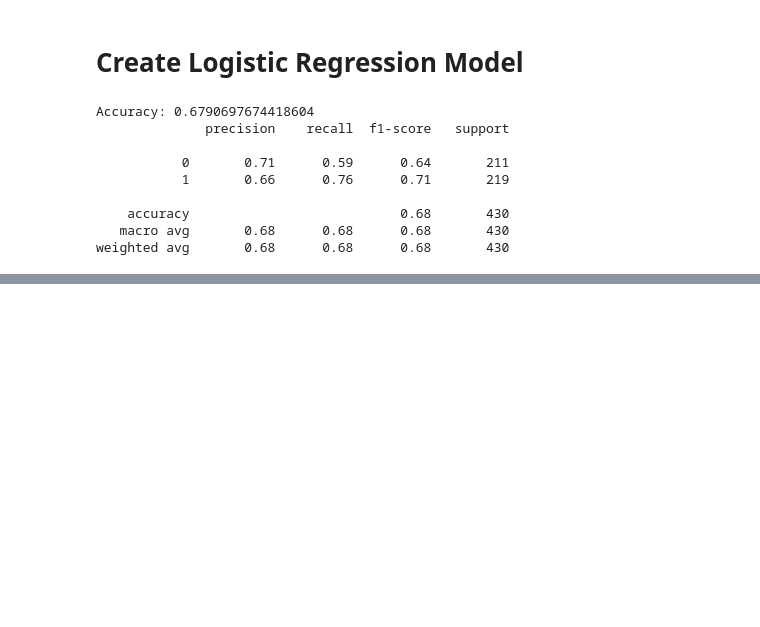
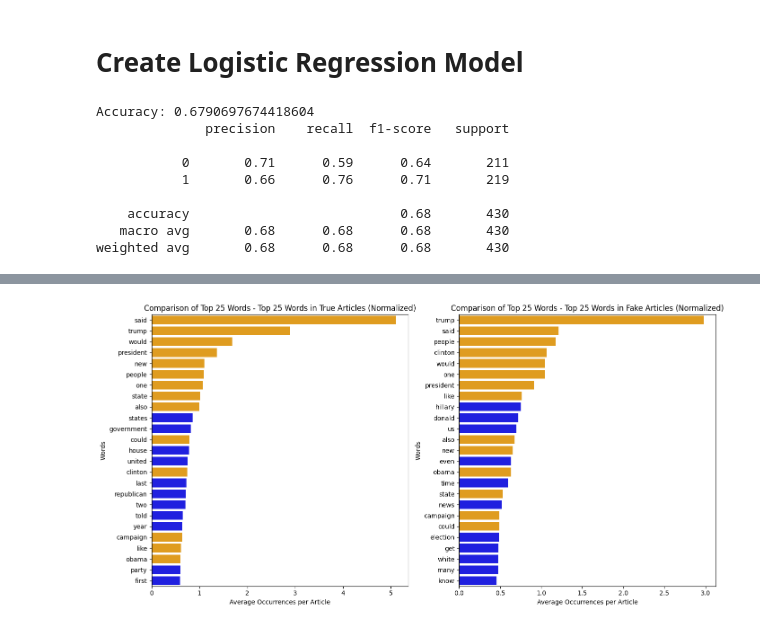
Before and after one commit to sjkim994/BigDataFinalProject, a Jupyter notebook: Left_Vs_Right.ipynb, the cells around one changed output, grey strips where cells are left out. Drawn from its saved outputs; the diff is of its cells as text; code cells hidden in the pictures; blank space fills up the shorter version.

Commit message:
ran fake vs true on left vs right

```diff
--- a/Left_Vs_Right.ipynb
+++ b/Left_Vs_Right.ipynb
@@ -579,0 +595,3 @@ weighted avg       0.68      0.68      0.68       430
+# %%
+df = df.dropna(subset=['text'])  # Drop rows with null values in 'text' column
+df = df.drop(columns=['Unnamed: 0'])
@@ -579,0 +741,3 @@ weighted avg       0.68      0.68      0.68       430
+# %%
+df = df.copy()
+df['text_tokenized'] = df['text'].apply(word_tokenize)
@@ -579,0 +762,9 @@ weighted avg       0.68      0.68      0.68       430
+# %%
+true_articles = df[df['label'] == 0]
+fake_articles = df[df['label'] == 1]
+
+real_count = len(fake_articles)
+real_articles_sampled = true_articles.sample(n=real_count, random_state=42)
+
+balanced_df = pd.concat([real_articles_sampled, fake_articles])
+print(balanced_df['label'].value_counts())
@@ -579,0 +778,3 @@ weighted avg       0.68      0.68      0.68       430
+# %%
+# copying code from earlier dataset
+combined_data_FT = balanced_df
@@ -579,0 +827,63 @@ weighted avg       0.68      0.68      0.68       430
+# %%
+# Separate tokenized words by label then find top 25/top 100. find intersection of sets for overlap and graph
+true_words = [word for tokens in combined_data_FT[combined_data_FT['label'] == 0]['text_tokenized_filtered'] for word in tokens]
+fake_words = [word for tokens in combined_data_FT[combined_data_FT['label'] == 1]['text_tokenized_filtered'] for word in tokens]
+
+true_word_counts = Counter(true_words)
+fake_word_counts = Counter(fake_words)
+
+
+def graph_common_words(num_depth, base_title):
+    true_top_25 = true_word_counts.most_common(num_depth)
+    fake_top_25 = fake_word_counts.most_common(num_depth)
+
+    true_top_25_dict = dict(true_top_25)
+    fake_top_25_dict = dict(fake_top_25)
+
+    common_words = set(true_top_25_dict.keys()).intersection(fake_top_25_dict.keys())
+
+    def prepare_data_for_plot(top_words, common_words):
+        words, counts, colors = [], [], []
+        for word, count in top_words:
+            words.append(word)
+            counts.append(count)
+            colors.append('orange' if word in common_words else 'blue')
+        return words, counts, colors
+
+    # graph by average number of occurances per article
+    def average_word_occurrence(word_counts, num_articles):
+        return {word: count / num_articles for word, count in word_counts.items()}
+
+    true_article_count = len(combined_data_FT[combined_data_FT['label'] == 0])
+    fake_article_count = len(combined_data_FT[combined_data_FT['label'] == 1])
+
+    true_avg_word_occurrence = average_word_occurrence(true_word_counts, true_article_count)
+    fake_avg_word_occurrence = average_word_occurrence(fake_word_counts, fake_article_count)
+
+    true_top_25_avg = sorted(true_avg_word_occurrence.items(), key=lambda x: x[1], reverse=True)[:25]
+    fake_top_25_avg = sorted(fake_avg_word_occurrence.items(), key=lambda x: x[1], reverse=True)[:25]
+
+    true_words_avg, true_counts_avg, true_colors = prepare_data_for_plot(true_top_25_avg, common_words)
+    fake_words_avg, fake_counts_avg, fake_colors = prepare_data_for_plot(fake_top_25_avg, common_words)
+
+
+    plt.figure(figsize=(14, 7))
+    plt.subplot(1, 2, 1)
+    sns.barplot(x=true_counts_avg, y=true_words_avg, hue=true_words_avg, palette=true_colors, legend=False)
+    plt.title(base_title + ' - Top 25 Words in True Articles (Normalized)')
+    plt.xlabel('Average Occurrences per Article')
+    plt.ylabel('Words')
+
+    plt.subplot(1, 2, 2)
+    sns.barplot(x=fake_counts_avg, y=fake_words_avg, hue=fake_words_avg, palette=fake_colors, legend=False)
+    plt.title(base_title + ' - Top 25 Words in Fake Articles (Normalized)')
+    plt.xlabel('Average Occurrences per Article')
+    plt.ylabel('Words')
+    plt.tight_layout()
+    plt.show()
+
+
+graph_common_words(25, "Comparison of Top 25 Words")
+graph_common_words(100, "Comparison of Top 100 Words")
+# %% [output]
+[figure, added]
```
Also changed, not shown: parts of 43 cells of this notebook.
